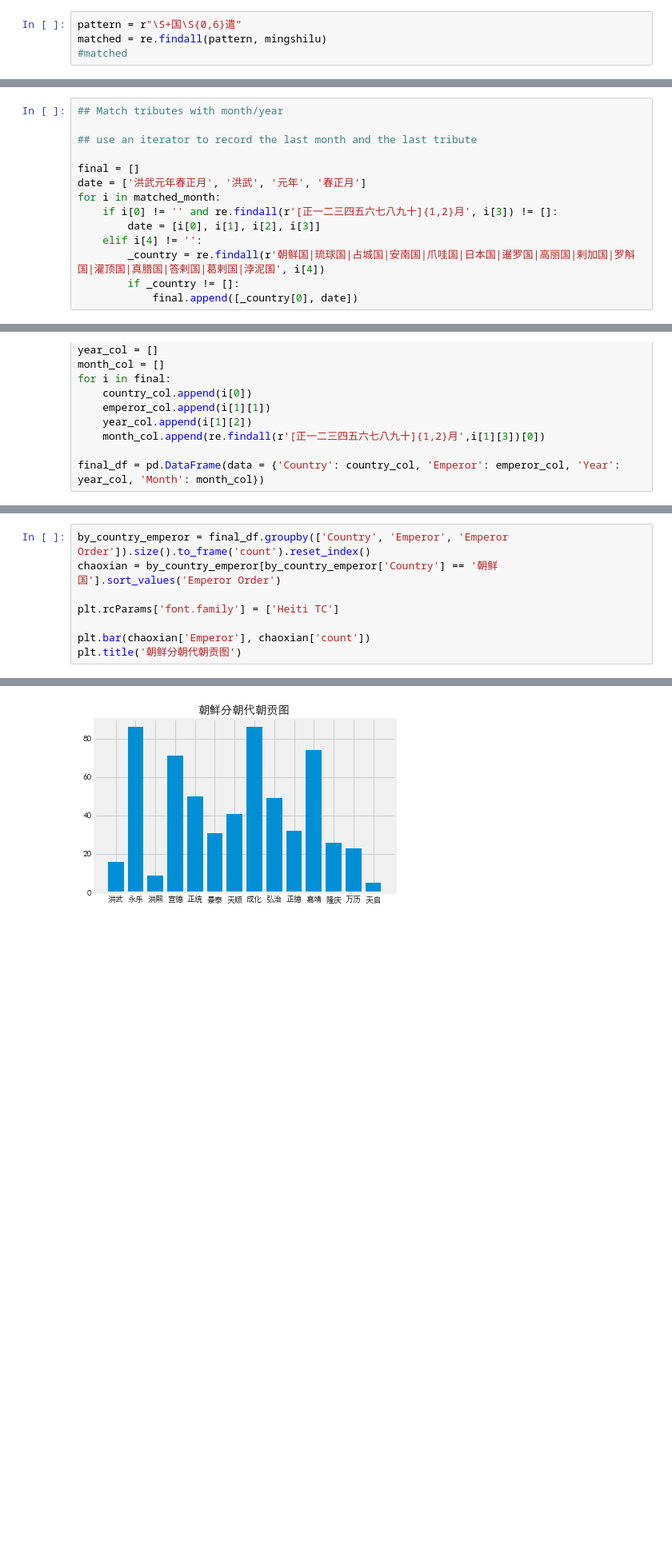
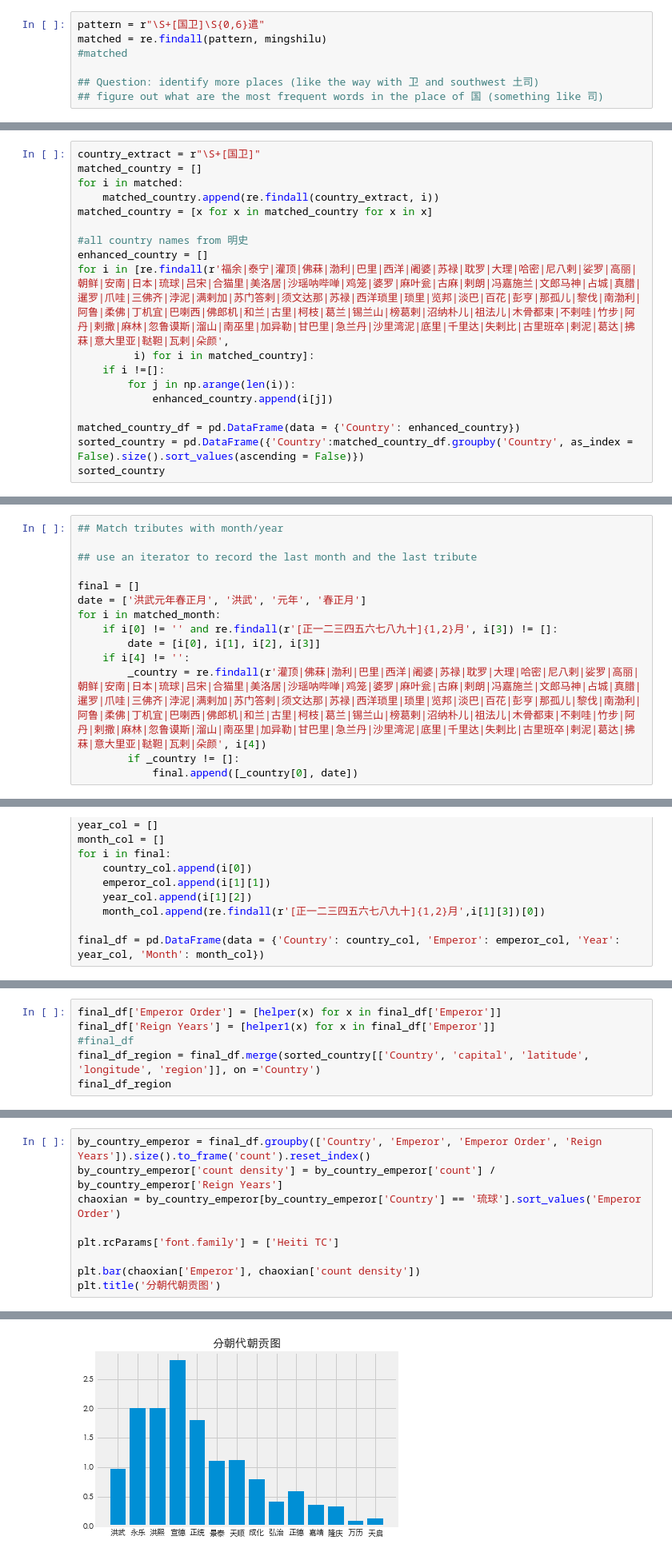
Before and after one commit to peterzhangbj/History, a Jupyter notebook: codebook.ipynb, the cells around one changed output, grey strips where cells are left out. Shown at 80% size. Saved outputs shown, nothing was run; the diff lists cells and outputs as text; blank space fills up the shorter version.

```diff
--- a/codebook.ipynb
+++ b/codebook.ipynb
@@ -26,4 +34,7 @@ with open("datasets/明实录.txt", "r") as f:
 # %%
-pattern = r"\S+国\S{0,6}遣"
+pattern = r"\S+[国卫]\S{0,6}遣"
 matched = re.findall(pattern, mingshilu)
 #matched
+
+## Question: identify more places (like the way with 卫 and southwest 土司)
+## figure out what are the most frequent words in the place of 国 (something like 司)
@@ -59,0 +41,18 @@ valid_countries
+# %%
+country_extract = r"\S+[国卫]"
+matched_country = []
+for i in matched:
+    matched_country.append(re.findall(country_extract, i))
+matched_country = [x for x in matched_country for x in x]
+
+#all country names from 明史
+enhanced_country = []
+for i in [re.findall(r'福余|泰宁|灌顶|佛菻|渤利|巴里|西洋|阇婆|苏禄|耽罗|大理|哈密|尼八剌|娑罗|高丽|朝鲜|安南|日本|琉球|吕宋|合猫里|美洛居|沙瑶呐哔啴|鸡笼|婆罗|麻叶瓮|古麻|剌朗|冯嘉施兰|文郎马神|占城|真腊|暹罗|爪哇|三佛齐|浡泥|满剌加|苏门答剌|须文达那|苏禄|西洋琐里|琐里|览邦|淡巴|百花|彭亨|那孤儿|黎伐|南渤利|阿鲁|柔佛|丁机宜|巴喇西|佛郎机|和兰|古里|柯枝|葛兰|锡兰山|榜葛剌|沼纳朴儿|祖法儿|木骨都束|不剌哇|竹步|阿丹|剌撒|麻林|忽鲁谟斯|溜山|南巫里|加异勒|甘巴里|急兰丹|沙里湾泥|底里|千里达|失剌比|古里班卒|剌泥|葛达|拂菻|意大里亚|鞑靼|瓦剌|朵颜',
+         i) for i in matched_country]:
+    if i !=[]:
+        for j in np.arange(len(i)):
+            enhanced_country.append(i[j])
+
+matched_country_df = pd.DataFrame(data = {'Country': enhanced_country})
+sorted_country = pd.DataFrame({'Country':matched_country_df.groupby('Country', as_index = False).size().sort_values(ascending = False)})
+sorted_country
@@ -97,7 +159,7 @@ date = ['洪武元年春正月', '洪武', '元年', '春正月']
 for i in matched_month:
     if i[0] != '' and re.findall(r'[正一二三四五六七八九十]{1,2}月', i[3]) != []:
         date = [i[0], i[1], i[2], i[3]]
-    elif i[4] != '':
-        _country = re.findall(r'朝鲜国|琉球国|占城国|安南国|爪哇国|日本国|暹罗国|高丽国|剌加国|罗斛国|灌顶国|真腊国|答剌国|葛剌国|浡泥国', i[4])
+    if i[4] != '':
+        _country = re.findall(r'灌顶|佛菻|渤利|巴里|西洋|阇婆|苏禄|耽罗|大理|哈密|尼八剌|娑罗|高丽|朝鲜|安南|日本|琉球|吕宋|合猫里|美洛居|沙瑶呐哔啴|鸡笼|婆罗|麻叶瓮|古麻|剌朗|冯嘉施兰|文郎马神|占城|真腊|暹罗|爪哇|三佛齐|浡泥|满剌加|苏门答剌|须文达那|苏禄|西洋琐里|琐里|览邦|淡巴|百花|彭亨|那孤儿|黎伐|南渤利|阿鲁|柔佛|丁机宜|巴喇西|佛郎机|和兰|古里|柯枝|葛兰|锡兰山|榜葛剌|沼纳朴儿|祖法儿|木骨都束|不剌哇|竹步|阿丹|剌撒|麻林|忽鲁谟斯|溜山|南巫里|加异勒|甘巴里|急兰丹|沙里湾泥|底里|千里达|失剌比|古里班卒|剌泥|葛达|拂菻|意大里亚|鞑靼|瓦剌|朵颜', i[4])
         if _country != []:
             final.append([_country[0], date])
@@ -157,0 +255,6 @@ final_df.to_csv('final.csv')
+# %%
+final_df['Emperor Order'] = [helper(x) for x in final_df['Emperor']]
+final_df['Reign Years'] = [helper1(x) for x in final_df['Emperor']]
+#final_df
+final_df_region = final_df.merge(sorted_country[['Country', 'capital', 'latitude', 'longitude', 'region']], on ='Country')
+final_df_region
@@ -158,9 +279,10 @@ final_df.to_csv('final.csv')
 # %%
-by_country_emperor = final_df.groupby(['Country', 'Emperor', 'Emperor Order']).size().to_frame('count').reset_index()
-chaoxian = by_country_emperor[by_country_emperor['Country'] == '朝鲜国'].sort_values('Emperor Order')
+by_country_emperor = final_df.groupby(['Country', 'Emperor', 'Emperor Order', 'Reign Years']).size().to_frame('count').reset_index()
+by_country_emperor['count density'] = by_country_emperor['count'] / by_country_emperor['Reign Years']
+chaoxian = by_country_emperor[by_country_emperor['Country'] == '琉球'].sort_values('Emperor Order')
 
 plt.rcParams['font.family'] = ['Heiti TC']
 
-plt.bar(chaoxian['Emperor'], chaoxian['count'])
-plt.title('朝鲜分朝代朝贡图')
+plt.bar(chaoxian['Emperor'], chaoxian['count density'])
+plt.title('分朝代朝贡图')
 # %% [output]
@@ -168 +290 @@ Text(0.5, 1.0, '朝鲜分朝代朝贡图')
-[figure, old version]
+[figure, new version]
```
Also changed, not shown: parts of 21 cells of this notebook, 4 other files.
